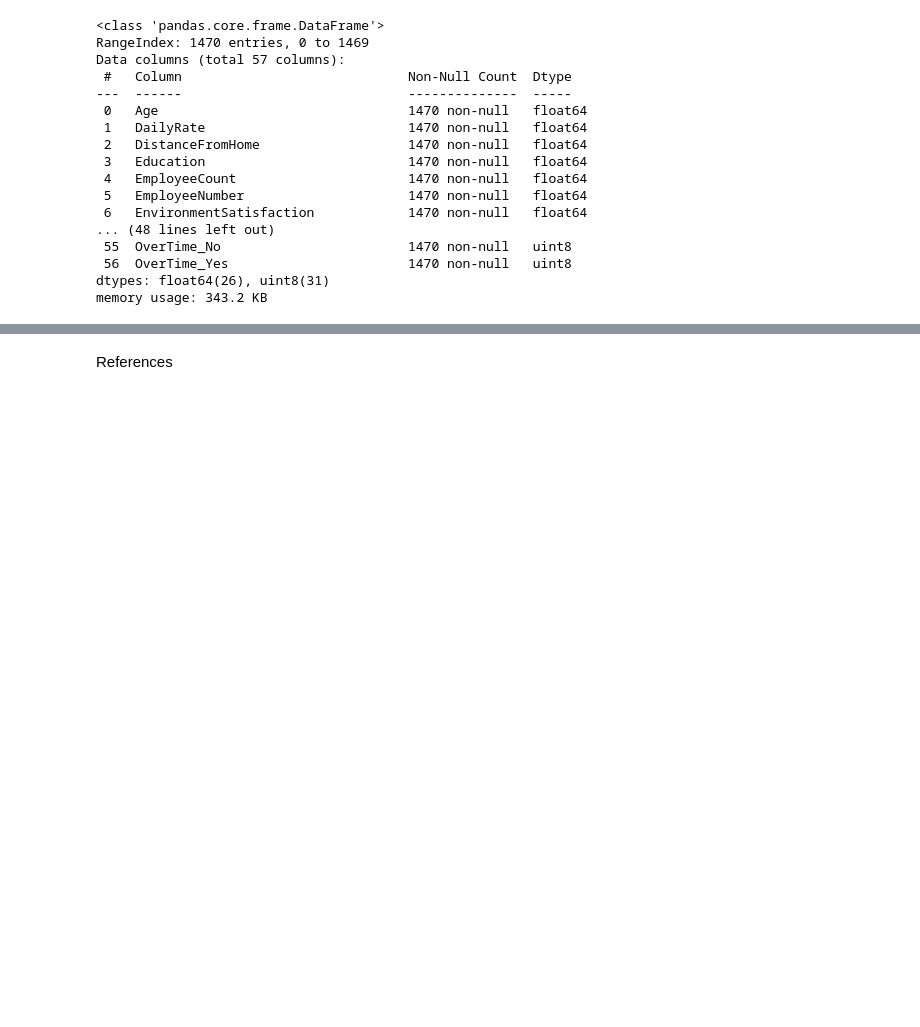
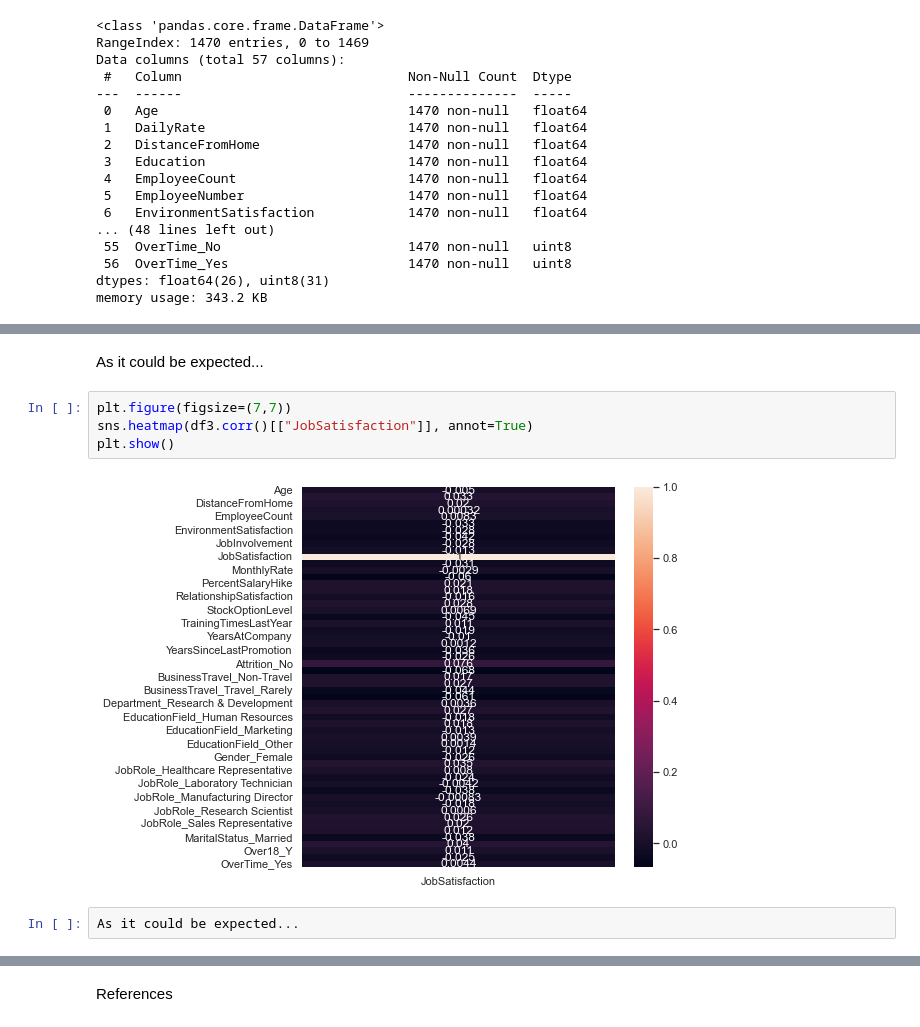
Before and after one commit to EduardoJMatosRomero/MLDPSTCA2, a Jupyter notebook: EduardoJMatosRomero_sba23298_Lvl8_CA2.ipynb, the cells around one changed output, grey strips where cells are left out. Cells and saved outputs as stored; diff of their text form; blank space fills up the shorter version.

```diff
--- a/EduardoJMatosRomero_sba23298_Lvl8_CA2.ipynb
+++ b/EduardoJMatosRomero_sba23298_Lvl8_CA2.ipynb
@@ -706,0 +720,10 @@ df3
+# %% [markdown]
+As it could be expected...
+# %%
+plt.figure(figsize=(7,7))
+sns.heatmap(df3.corr()[["JobSatisfaction"]], annot=True)
+plt.show()
+# %% [output]
+[figure, added]
+# %%
+As it could be expected...
```
Also changed, not shown: parts of 98 cells of this notebook.
